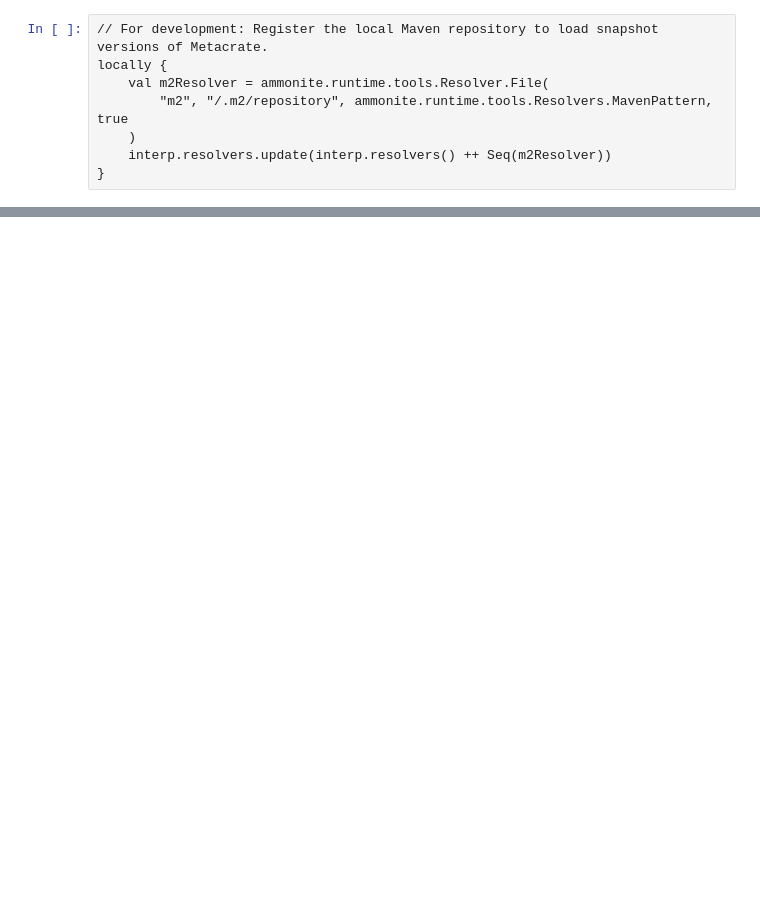
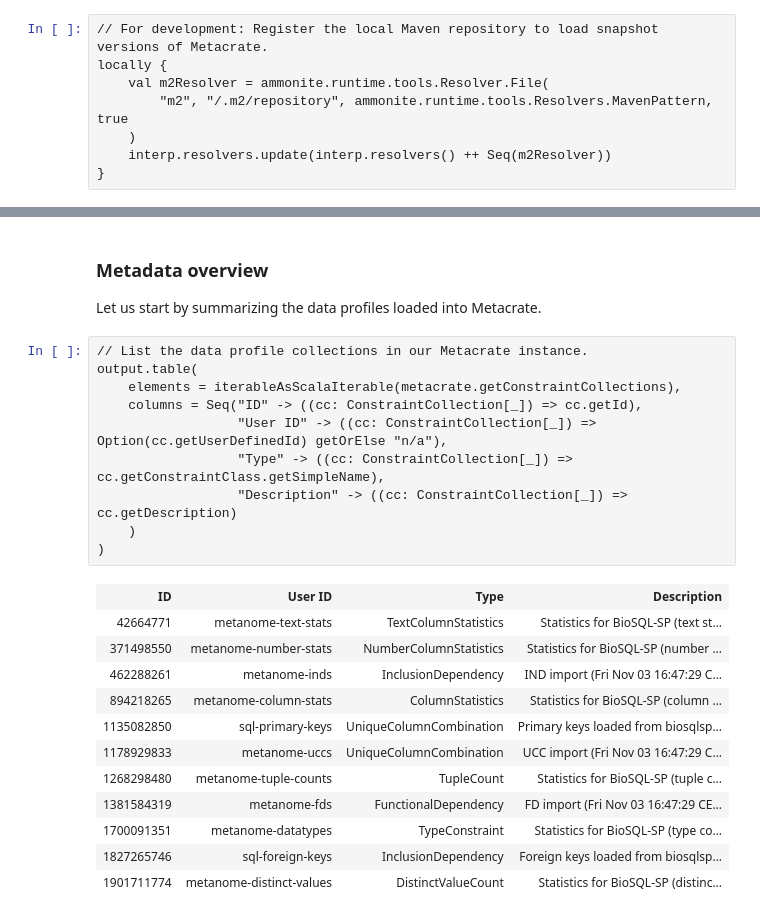
Before and after one commit to sekruse/metacrate-demo-cikm-2017, a Jupyter notebook: data-anamnesis.ipynb, the cells around one changed output, grey strips where cells are left out. Saved outputs shown, nothing was run; the diff lists cells and outputs as text; blank space fills up the shorter version.

Commit message:
update data anamnesis notebook

```diff
--- a/data-anamnesis.ipynb
+++ b/data-anamnesis.ipynb
@@ -24,0 +197,27 @@ printLogo()
+# %% [markdown]
+### Metadata overview
+
+Let us start by summarizing the data profiles loaded into Metacrate.
+# %%
+// List the data profile collections in our Metacrate instance.
+output.table(
+    elements = iterableAsScalaIterable(metacrate.getConstraintCollections),
+    columns = Seq("ID" -> ((cc: ConstraintCollection[_]) => cc.getId),
+                  "User ID" -> ((cc: ConstraintCollection[_]) => Option(cc.getUserDefinedId) getOrElse "n/a"),
+                  "Type" -> ((cc: ConstraintCollection[_]) => cc.getConstraintClass.getSimpleName),
+                  "Description" -> ((cc: ConstraintCollection[_]) => cc.getDescription)
+    )
+)
+# %% [output]
+| ID | User ID | Type | Description |
+| 42664771 | metanome-text-stats | TextColumnStatistics | Statistics for BioSQL-SP (text st... |
+| 371498550 | metanome-number-stats | NumberColumnStatistics | Statistics for BioSQL-SP (number ... |
+| 462288261 | metanome-inds | InclusionDependency | IND import (Fri Nov 03 16:47:29 C... |
+| 894218265 | metanome-column-stats | ColumnStatistics | Statistics for BioSQL-SP (column ... |
+| 1135082850 | sql-primary-keys | UniqueColumnCombination | Primary keys loaded from biosqlsp... |
+| 1178929833 | metanome-uccs | UniqueColumnCombination | UCC import (Fri Nov 03 16:47:29 C... |
+| 1268298480 | metanome-tuple-counts | TupleCount | Statistics for BioSQL-SP (tuple c... |
+| 1381584319 | metanome-fds | FunctionalDependency | FD import (Fri Nov 03 16:47:29 CE... |
+| 1700091351 | metanome-datatypes | TypeConstraint | Statistics for BioSQL-SP (type co... |
+| 1827265746 | sql-foreign-keys | InclusionDependency | Foreign keys loaded from biosqlsp... |
+| 1901711774 | metanome-distinct-values | DistinctValueCount | Statistics for BioSQL-SP (distinc... |
```
Also changed, not shown: parts of 40 cells of this notebook.
